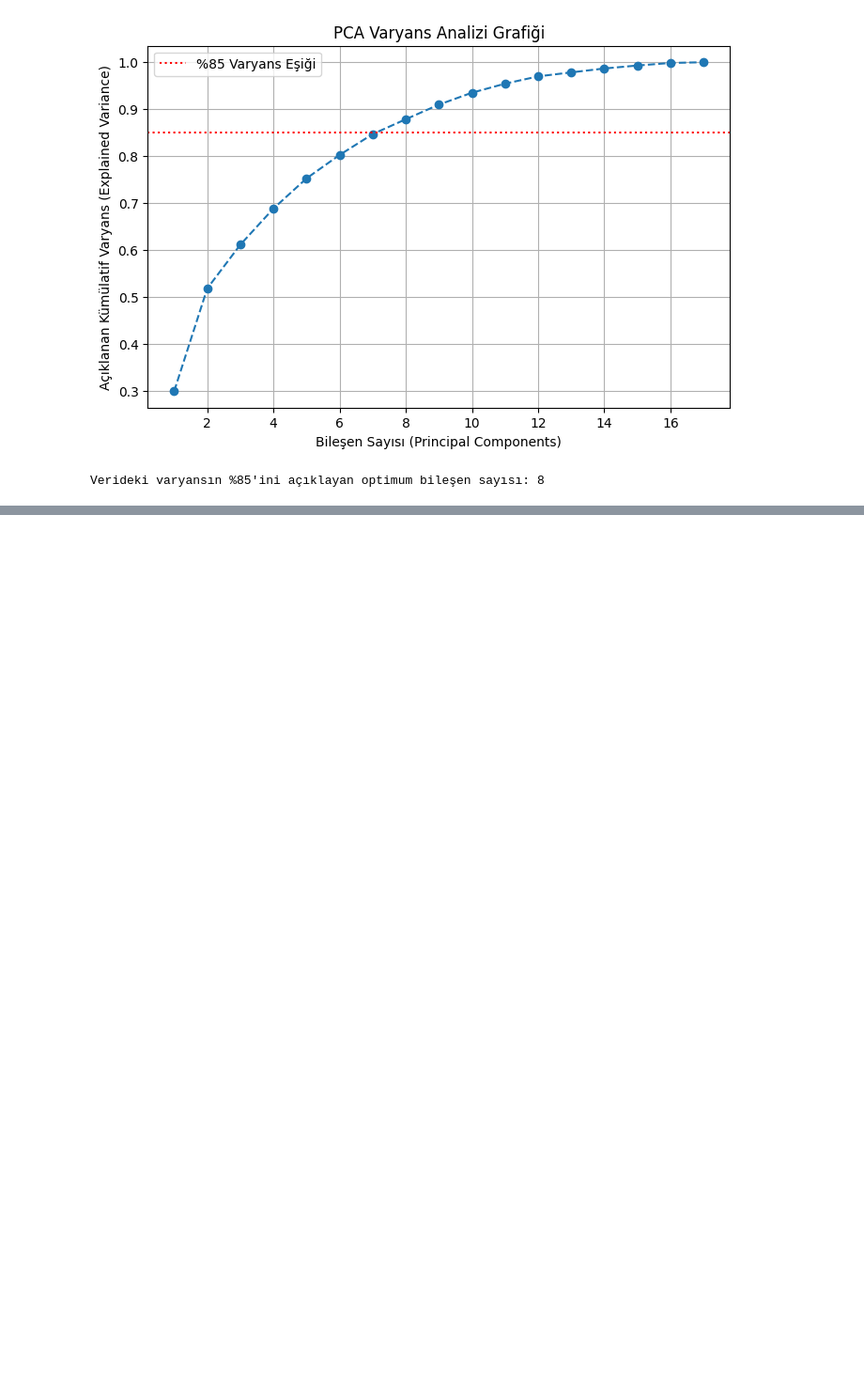
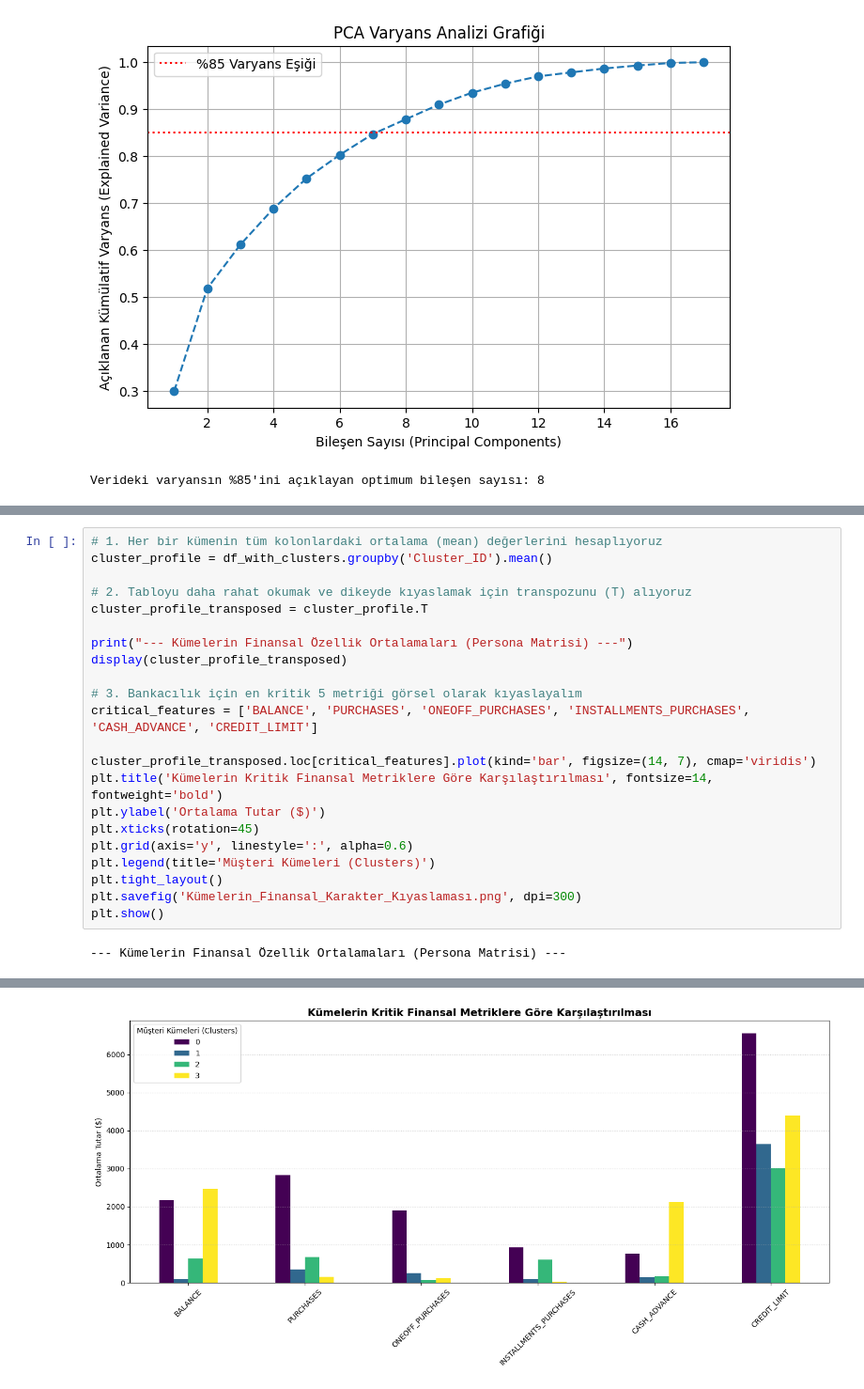
Before and after one commit to rana42s/MusteriSeg, a Jupyter notebook: eda_notebook.ipynb, the cells around one changed output, grey strips where cells are left out. Shown at 94% size. Saved outputs shown, nothing was run; the diff lists cells and outputs as text; blank space fills up the shorter version.

```diff
--- a/eda_notebook.ipynb
+++ b/eda_notebook.ipynb
@@ -465,0 +579,24 @@ Açıklanan toplam varyans oranı: 0.8784110556015525
+# %%
+# 1. Her bir kümenin tüm kolonlardaki ortalama (mean) değerlerini hesaplıyoruz
+cluster_profile = df_with_clusters.groupby('Cluster_ID').mean()
+
+# 2. Tabloyu daha rahat okumak ve dikeyde kıyaslamak için transpozunu (T) alıyoruz
+cluster_profile_transposed = cluster_profile.T
+
+print("--- Kümelerin Finansal Özellik Ortalamaları (Persona Matrisi) ---")
+display(cluster_profile_transposed)
+
+# 3. Bankacılık için en kritik 5 metriği görsel olarak kıyaslayalım
+critical_features = ['BALANCE', 'PURCHASES', 'ONEOFF_PURCHASES', 'INSTALLMENTS_PURCHASES', 'CASH_ADVANCE', 'CREDIT_LIMIT']
+
+cluster_profile_transposed.loc[critical_features].plot(kind='bar', figsize=(14, 7), cmap='viridis')
+plt.title('Kümelerin Kritik Finansal Metriklere Göre Karşılaştırılması', fontsize=14, fontweight='bold')
+plt.ylabel('Ortalama Tutar ($)')
+plt.xticks(rotation=45)
+plt.grid(axis='y', linestyle=':', alpha=0.6)
+plt.legend(title='Müşteri Kümeleri (Clusters)')
+plt.tight_layout()
+plt.savefig('Kümelerin_Finansal_Karakter_Kıyaslaması.png', dpi=300)
+plt.show()
+# %% [output]
+--- Kümelerin Finansal Özellik Ortalamaları (Persona Matrisi) ---
@@ -465,0 +621 @@ Açıklanan toplam varyans oranı: 0.8784110556015525
+[figure, added]
```
Also changed, not shown: parts of 7 cells of this notebook.
